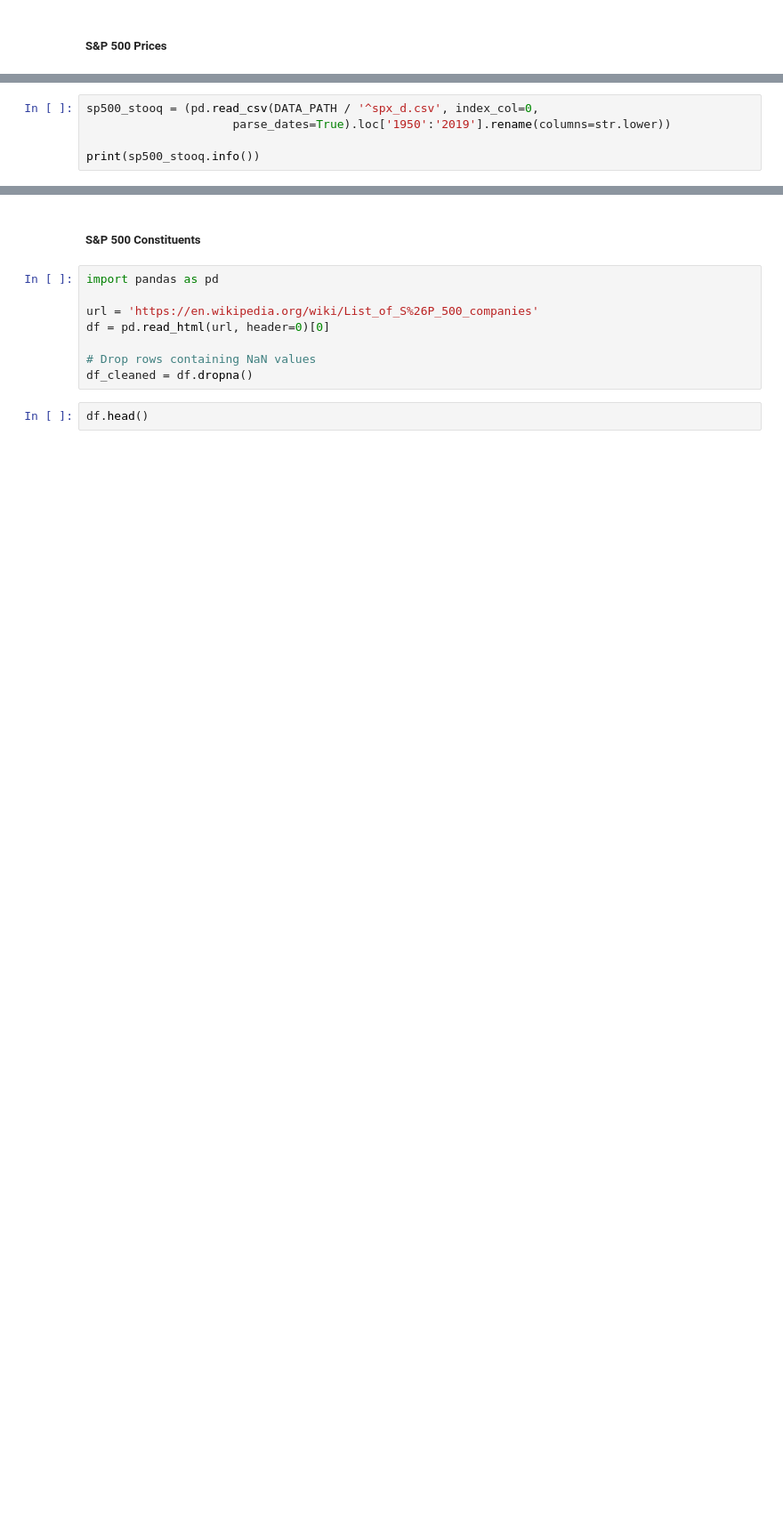
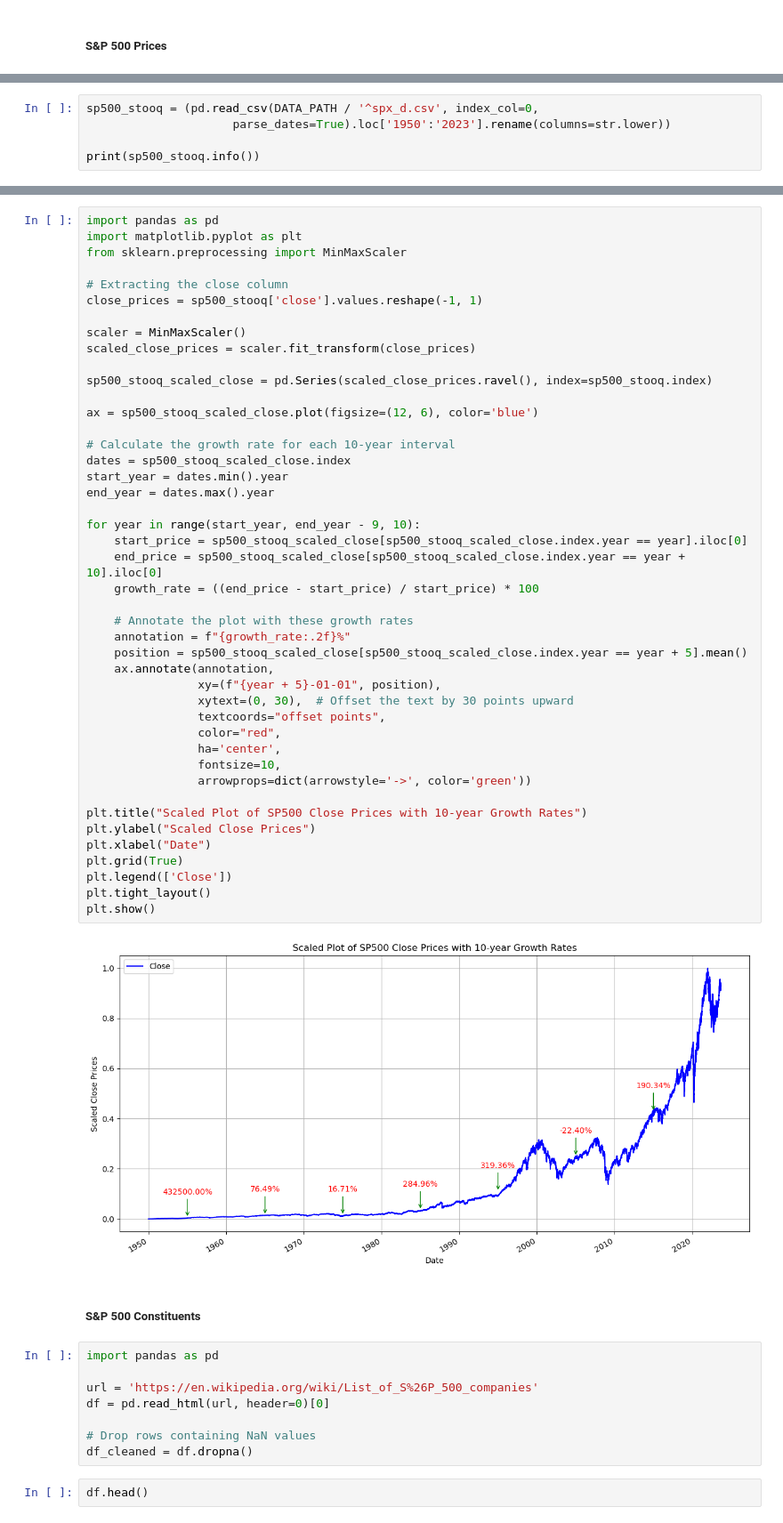
Before and after one commit to skhan61/QuantProject, a Jupyter notebook: create_dataset.ipynb, the cells around one changed output, grey strips where cells are left out. Shown: that part at 89% size. Drawn from its saved outputs; the diff is of its cells as text; blank space fills up the shorter version.

```diff
--- a/create_dataset.ipynb
+++ b/create_dataset.ipynb
@@ -42,7 +41,7 @@ memory usage: 40.8 KB
 None
 # %%
 sp500_stooq = (pd.read_csv(DATA_PATH / '^spx_d.csv', index_col=0,
-                     parse_dates=True).loc['1950':'2019'].rename(columns=str.lower))
+                     parse_dates=True).loc['1950':'2023'].rename(columns=str.lower))
 
 print(sp500_stooq.info())
 # %% [output]
@@ -61,4 +60,50 @@ memory usage: 829.7 KB
 None
+# %%
+import pandas as pd
+import matplotlib.pyplot as plt
+from sklearn.preprocessing import MinMaxScaler
+
+# Extracting the close column
+close_prices = sp500_stooq['close'].values.reshape(-1, 1)
+
+scaler = MinMaxScaler()
+scaled_close_prices = scaler.fit_transform(close_prices)
+
+sp500_stooq_scaled_close = pd.Series(scaled_close_prices.ravel(), index=sp500_stooq.index)
+
+ax = sp500_stooq_scaled_close.plot(figsize=(12, 6), color='blue')
+
+# Calculate the growth rate for each 10-year interval
+dates = sp500_stooq_scaled_close.index
+start_year = dates.min().year
+end_year = dates.max().year
+
+for year in range(start_year, end_year - 9, 10):
+    start_price = sp500_stooq_scaled_close[sp500_stooq_scaled_close.index.year == year].iloc[0]
+    end_price = sp500_stooq_scaled_close[sp500_stooq_scaled_close.index.year == year + 10].iloc[0]
+    growth_rate = ((end_price - start_price) / start_price) * 100
+
+    # Annotate the plot with these growth rates
+    annotation = f"{growth_rate:.2f}%"
+    position = sp500_stooq_scaled_close[sp500_stooq_scaled_close.index.year == year + 5].mean()
+    ax.annotate(annotation,
+                xy=(f"{year + 5}-01-01", position),
+                xytext=(0, 30),  # Offset the text by 30 points upward
+                textcoords="offset points",
+                color="red",
+                ha='center',
+                fontsize=10,
+                arrowprops=dict(arrowstyle='->', color='green'))
+
+plt.title("Scaled Plot of SP500 Close Prices with 10-year Growth Rates")
+plt.ylabel("Scaled Close Prices")
+plt.xlabel("Date")
+plt.grid(True)
+plt.legend(['Close'])
+plt.tight_layout()
+plt.show()
+# %% [output]
+[figure, added]
 # %% [markdown]
 ##### S&P 500 Constituents
 # %%
```
Also changed, not shown: parts of 16 cells of this notebook, 1 other file.
